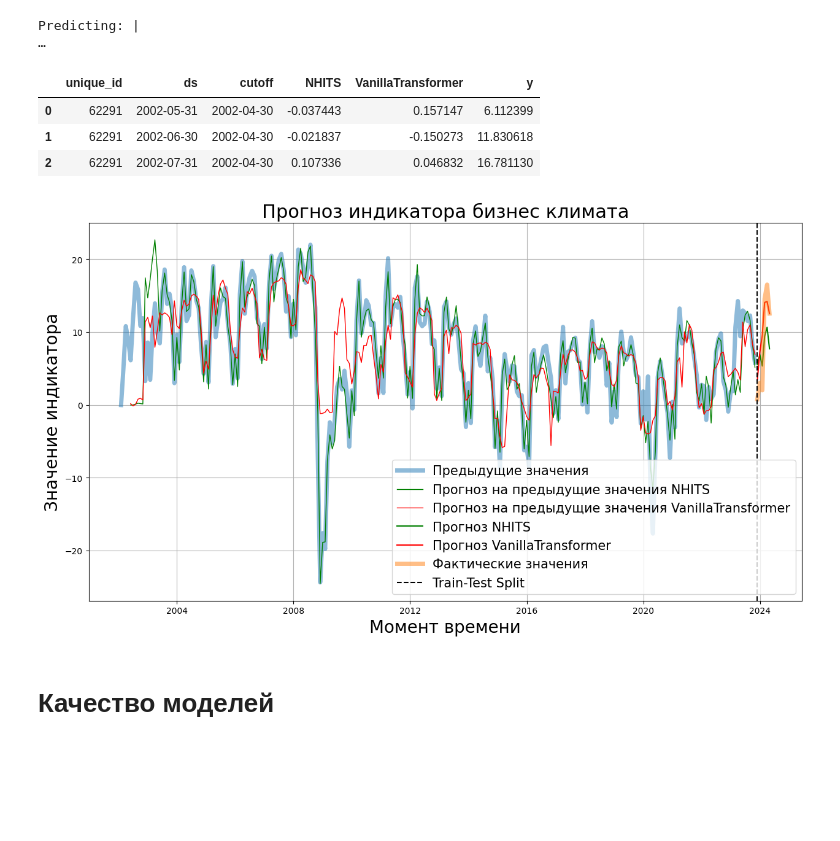
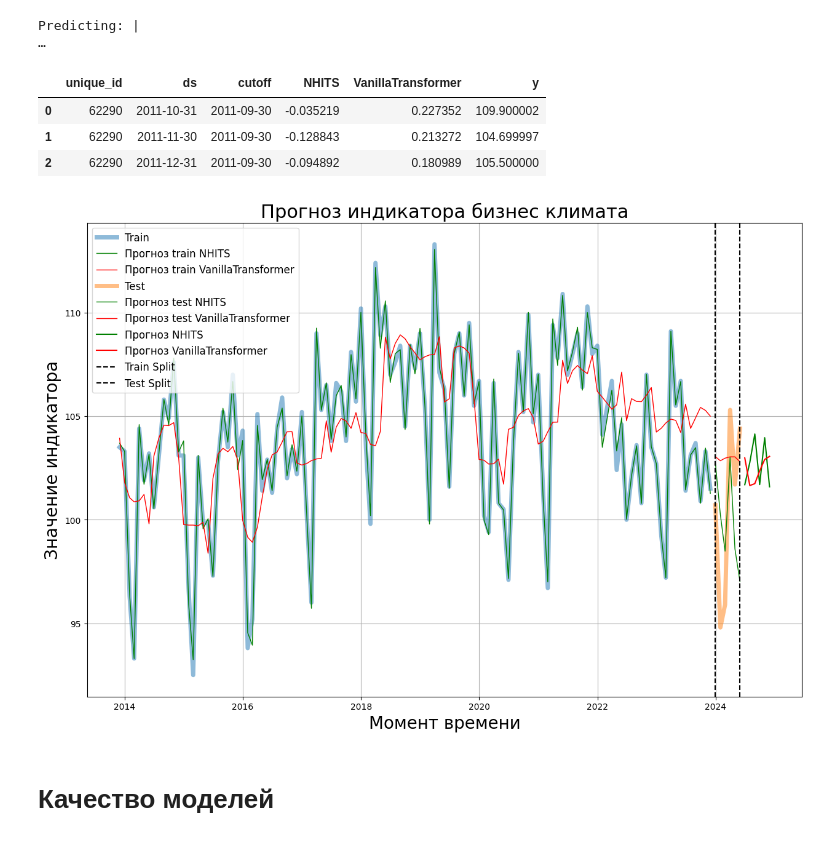
Before and after one commit to MishaAnikutin/regression-for-vavt, a Jupyter notebook: research/Тестирую другие технологии.ipynb, the cells around one changed output. Saved outputs shown, nothing was run; the diff lists cells and outputs as text; code cells hidden in the pictures; blank space fills up the shorter version.

Commit message:
Добавил метрики для train и test

```diff
--- a/research/Тестирую другие технологии.ipynb
+++ b/research/Тестирую другие технологии.ipynb
@@ -64,20 +41,20 @@ models = [
     VanillaTransformer(
         h=horizon,
         input_size=lookback,
-        hidden_size=8,
-        conv_hidden_size=16,
+        hidden_size=12,
+        conv_hidden_size=6,
         n_head=2,
         loss=MSE(),
         scaler_type='robust',
         learning_rate=0.001,
-        max_steps=500,
+        max_steps=700,
         val_check_steps=50,
         early_stop_patience_steps=2
     )
 ]
 
 nf = NeuralForecast(models=models, freq='M')
-nf.fit(df=df_train, val_size=12)
+nf.fit(df=df, val_size=test_size)
 # %% [output]
 Seed set to 1
 Seed set to 1
@@ -126,7 +103,7 @@ Validation: |
 Validation: |                                                                                                 …
 Validation: |                                                                                                 …
 # %%
-predicts = nf.predict(df.iloc[:-horizon]).reset_index()
+forecast = nf.predict(df).reset_index()
 # %% [output]
 GPU available: False, used: False
 TPU available: False, using: 0 TPU cores
@@ -167,30 +144,34 @@ Predicting: |
 Y_hat_insample.head(3)
 # %% [output]
 |  | unique_id | ds | cutoff | NHITS | VanillaTransformer | y |
-| 0 | 62291 | 2002-05-31 | 2002-04-30 | -0.037443 | 0.157147 | 6.112399 |
-| 1 | 62291 | 2002-06-30 | 2002-04-30 | -0.021837 | -0.150273 | 11.830618 |
-| 2 | 62291 | 2002-07-31 | 2002-04-30 | 0.107336 | 0.046832 | 16.781130 |
+| 0 | 62290 | 2011-10-31 | 2011-09-30 | -0.035219 | 0.227352 | 109.900002 |
+| 1 | 62290 | 2011-11-30 | 2011-09-30 | -0.128843 | 0.213272 | 104.699997 |
+| 2 | 62290 | 2011-12-31 | 2011-09-30 | -0.094892 | 0.180989 | 105.500000 |
 # %%
-fig, ax = plt.subplots(figsize = (15, 8))
+fig, ax = plt.subplots(figsize = (15, 10))
 
-ax.plot(df_train.ds, df_train.y, label='Предыдущие значения', linewidth=5, alpha=0.5)
-ax.plot(Y_hat_insample.ds, Y_hat_insample.NHITS, label='Прогноз на предыдущие значения NHITS', linewidth=1, color='green')
-ax.plot(Y_hat_insample.ds, Y_hat_insample.VanillaTransformer, label='Прогноз на предыдущие значения VanillaTransformer', linewidth=1, color='red')
+ax.plot(Y_hat_insample.ds[24:-6], Y_hat_insample.y[24:-6], label='Train', linewidth=5, alpha=0.5)
+ax.plot(Y_hat_insample.ds[24:-6], Y_hat_insample.NHITS[24:-6], label='NHITS', linewidth=1, color='green')
+ax.plot(Y_hat_insample.ds[24:-6], Y_hat_insample.VanillaTransformer[24:-6], label='VanillaTransformer', linewidth=1, color='red')
 
-ax.plot(predicts.ds, predicts.NHITS, label='Прогноз NHITS', color='green')
-ax.plot(predicts.ds, predicts.VanillaTransformer, label='Прогноз VanillaTransformer', color='red')
-ax.plot(df.ds.iloc[-horizon:], df.y.iloc[-horizon:], label='Фактические значения', linewidth=5, alpha=0.5)
+ax.plot(df.ds[-6:], df.y[-6:], label='Test', linewidth=5, alpha=0.5)
+ax.plot(Y_hat_insample.ds[-6:], Y_hat_insample.NHITS[-6:],linewidth=1, color='green')
+ax.plot(Y_hat_insample.ds[-6:], Y_hat_insample.VanillaTransformer[-6:],  linewidth=1, color='red')
 
-plt.axvline(df.ds.iloc[-6], color='black', linestyle='--', label='Train-Test Split')
+ax.plot(forecast.ds, forecast.NHITS, label='Прогноз NHITS', color='green')
+ax.plot(forecast.ds, forecast.VanillaTransformer, label='Прогноз VanillaTransformer', color='red')
+
+plt.axvline(Y_hat_insample.ds.iloc[-6], color='black', linestyle='--', label='Train Split')
+plt.axvline(Y_hat_insample.ds.iloc[-1], color='black', linestyle='--', label='Test Split')
 
 ax.set_title('Прогноз индикатора бизнес климата', fontsize=22)
 ax.set_ylabel('Значение индикатора', fontsize=20)
 ax.set_xlabel('Момент времени', fontsize=20)
 
-ax.legend(prop={'size': 15})
+ax.legend(prop={'size': 12})
 ax.grid()
 # %% [output]
-[figure, old version]
+[figure, new version]
 # %% [markdown]
 # Качество моделей
 # %%
```
Also changed, not shown: parts of 16 cells of this notebook, 2 other files.
